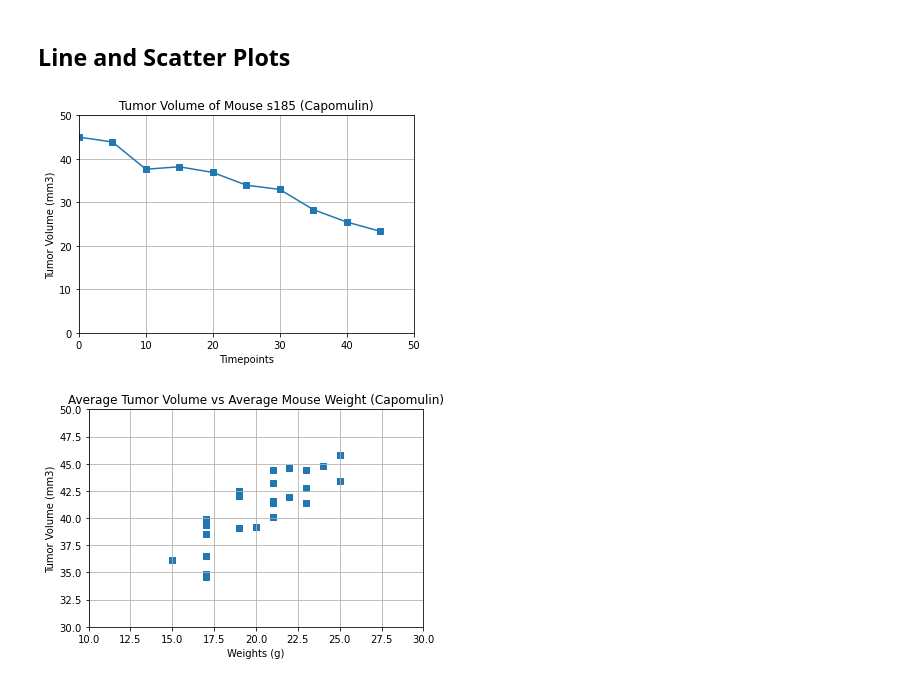
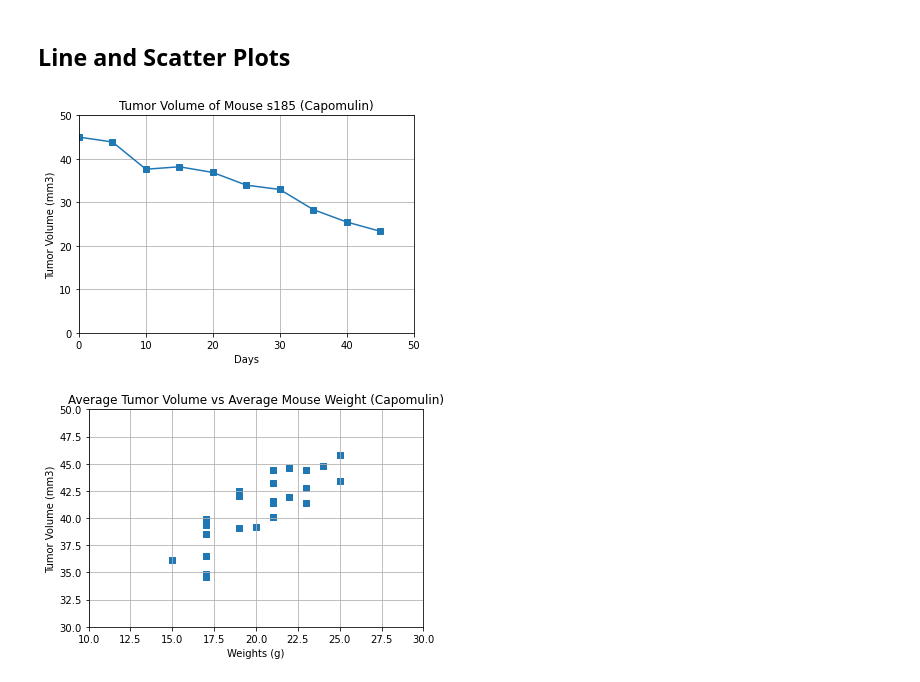
Before and after one commit to jroy22/matplotlib-challenge, a Jupyter notebook: Pymaceutical/PymaceuticalsAnalysis.ipynb, the cells around one changed output. Saved outputs shown, nothing was run; the diff lists cells and outputs as text; code cells hidden in the pictures.

```diff
--- a/Pymaceutical/PymaceuticalsAnalysis.ipynb
+++ b/Pymaceutical/PymaceuticalsAnalysis.ipynb
@@ -263,21 +271,21 @@ plt.show()
 # %%
 # Get the results of one mouse. Mouse s185
 
 one_mouse_result = clean_mouse_results.loc[clean_mouse_results["Mouse ID"] == "s185"]
 
 # Generate a line plot of tumor volume vs. time point for a mouse treated with Capomulin
 
 plt.plot(one_mouse_result["Timepoint"], one_mouse_result["Tumor Volume (mm3)"], marker = "s")
 
 plt.title("Tumor Volume of Mouse s185 (Capomulin)")
-plt.xlabel("Timepoints")
+plt.xlabel("Days")
 plt.ylabel("Tumor Volume (mm3)")
 plt.xlim(0,50)
 plt.ylim(0,50)
 plt.grid(True)
 plt.show()
 # %% [output]
-[figure, old version]
+[figure, new version]
 # %%
 # Get the results of only the drup Capomulin
 
```
Also changed, not shown: parts of 6 cells of this notebook.
